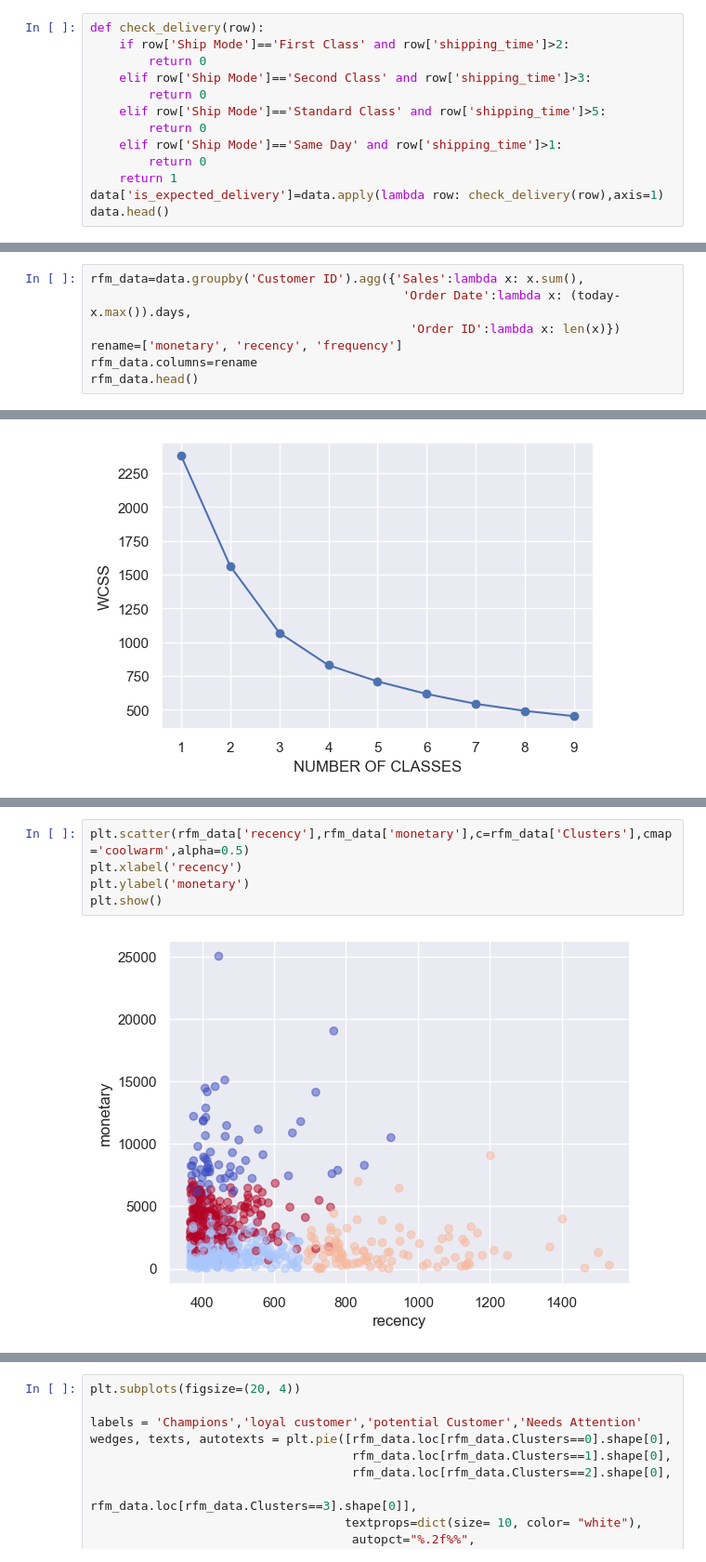
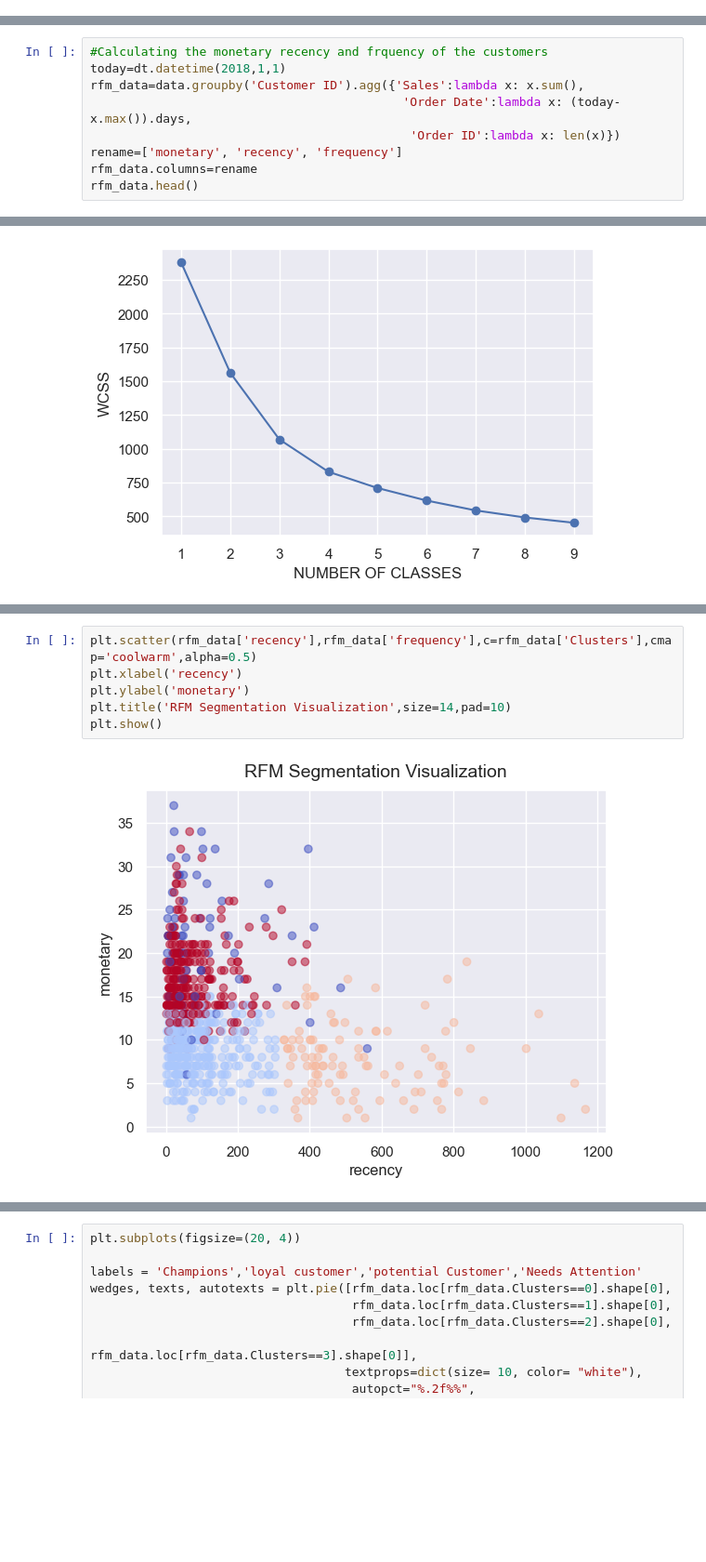
Before and after one commit to usersuman/customer_optimization, a Jupyter notebook: sales_analysis.ipynb, the cells around one changed output, grey strips where cells are left out. Shown at 93% size. Cells and saved outputs as stored; diff of their text form; blank space fills up the shorter version.

```diff
--- a/sales_analysis.ipynb
+++ b/sales_analysis.ipynb
@@ -94,13 +146,0 @@ sns.boxenplot(y=data["shipping_time"],x=data["Ship Mode"])
-# %%
-def check_delivery(row):
-    if row['Ship Mode']=='First Class' and row['shipping_time']>2:
-        return 0
-    elif row['Ship Mode']=='Second Class' and row['shipping_time']>3:
-        return 0
-    elif row['Ship Mode']=='Standard Class' and row['shipping_time']>5:
-        return 0
-    elif row['Ship Mode']=='Same Day' and row['shipping_time']>1:
-        return 0
-    return 1
-data['is_expected_delivery']=data.apply(lambda row: check_delivery(row),axis=1)
-data.head()
@@ -154,4 +210,6 @@ plt.show()
 # %%
+#Calculating the monetary recency and frquency of the customers
+today=dt.datetime(2018,1,1)
 rfm_data=data.groupby('Customer ID').agg({'Sales':lambda x: x.sum(),
                                            'Order Date':lambda x: (today-x.max()).days,
                                             'Order ID':lambda x: len(x)})
@@ -227,8 +297,9 @@ rfm_data.head()
 # %%
-plt.scatter(rfm_data['recency'],rfm_data['monetary'],c=rfm_data['Clusters'],cmap='coolwarm',alpha=0.5)
+plt.scatter(rfm_data['recency'],rfm_data['frequency'],c=rfm_data['Clusters'],cmap='coolwarm',alpha=0.5)
 plt.xlabel('recency')
 plt.ylabel('monetary')
+plt.title('RFM Segmentation Visualization',size=14,pad=10)
 plt.show()
 # %% [output]
-[figure, old version]
+[figure, new version]
 # %%
```
Also changed, not shown: parts of 46 cells of this notebook.
